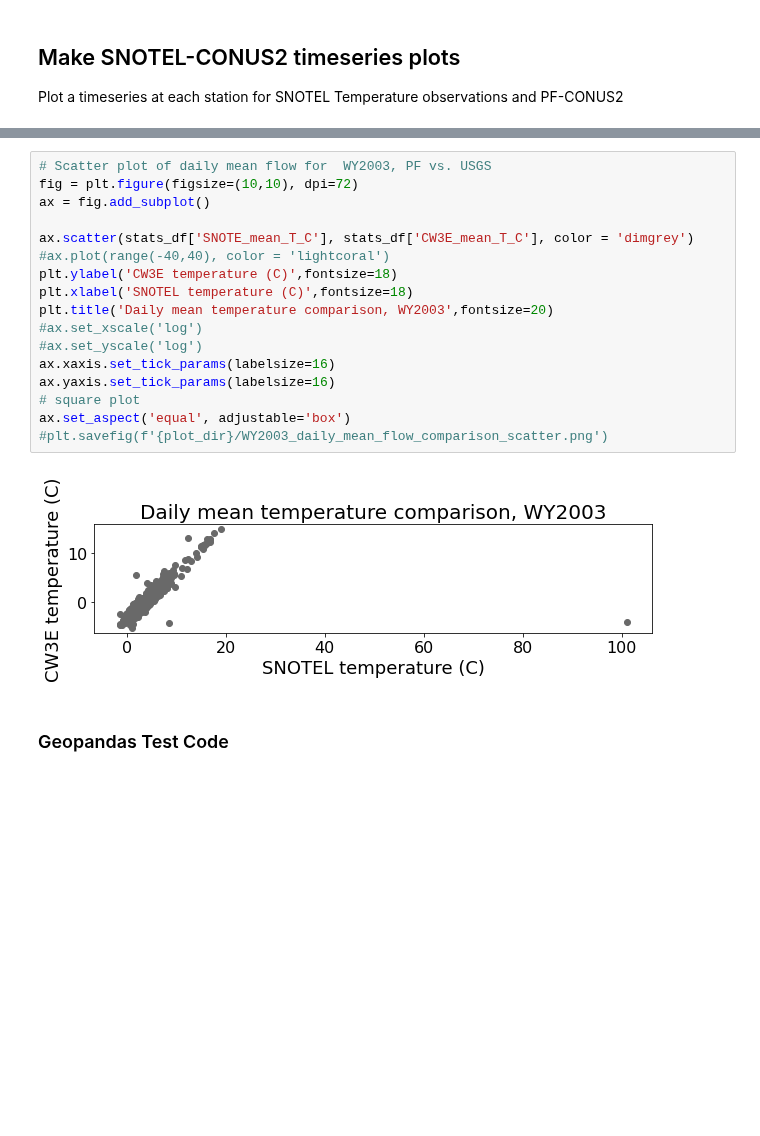
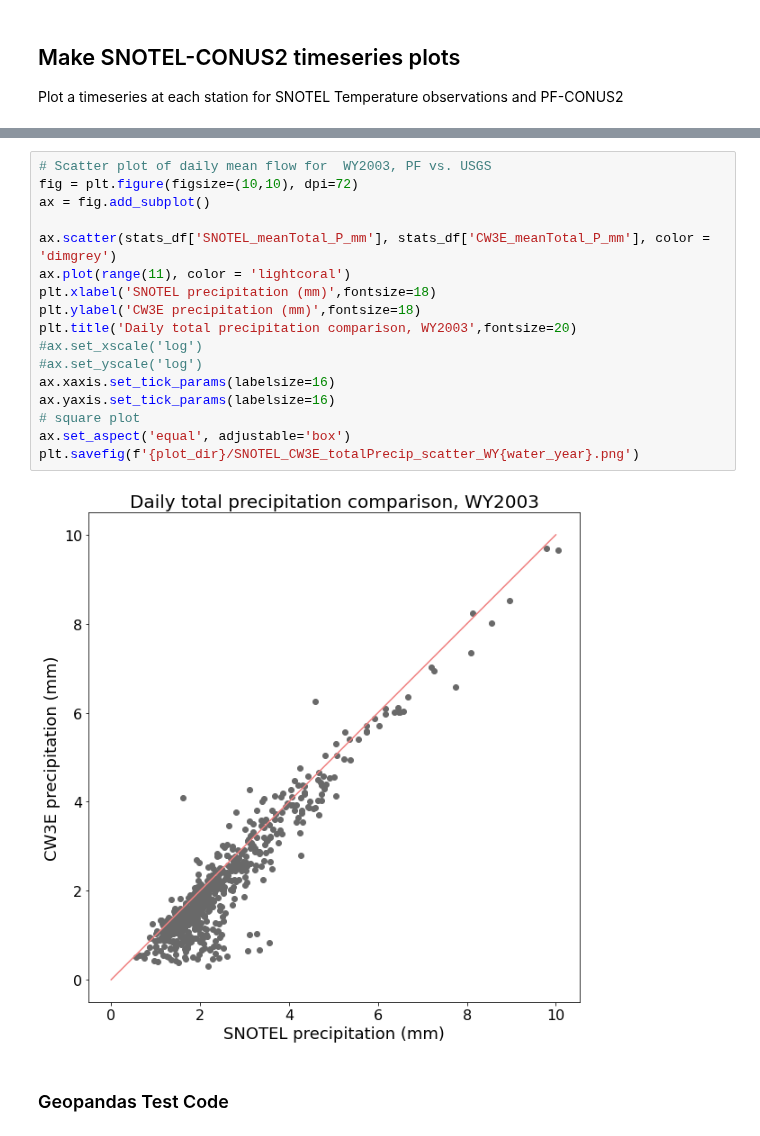
Before and after one commit to danielletijerina/PFCONUS2-analysis, a Jupyter notebook: scripts/Validation/SNOTEL/precip_temp/compare_SNOTEL_precip.ipynb, the cells around one changed output, grey strips where cells are left out. Saved outputs shown, nothing was run; the diff lists cells and outputs as text; blank space fills up the shorter version.

Commit message:
finished analysis notebooks of SNOTEL temp and precip

```diff
--- a/scripts/Validation/SNOTEL/precip_temp/compare_SNOTEL_precip.ipynb
+++ b/scripts/Validation/SNOTEL/precip_temp/compare_SNOTEL_precip.ipynb
@@ -441,22 +441,22 @@ for i in range(len(pfdata.index)):
 # %%
 # Scatter plot of daily mean flow for  WY2003, PF vs. USGS
 fig = plt.figure(figsize=(10,10), dpi=72)
 ax = fig.add_subplot()
 
-ax.scatter(stats_df['SNOTE_mean_T_C'], stats_df['CW3E_mean_T_C'], color = 'dimgrey')
-#ax.plot(range(-40,40), color = 'lightcoral')
-plt.ylabel('CW3E temperature (C)',fontsize=18)
-plt.xlabel('SNOTEL temperature (C)',fontsize=18)
-plt.title('Daily mean temperature comparison, WY2003',fontsize=20)
+ax.scatter(stats_df['SNOTEL_meanTotal_P_mm'], stats_df['CW3E_meanTotal_P_mm'], color = 'dimgrey')
+ax.plot(range(11), color = 'lightcoral')
+plt.xlabel('SNOTEL precipitation (mm)',fontsize=18)
+plt.ylabel('CW3E precipitation (mm)',fontsize=18)
+plt.title('Daily total precipitation comparison, WY2003',fontsize=20)
 #ax.set_xscale('log')
 #ax.set_yscale('log')
 ax.xaxis.set_tick_params(labelsize=16)
 ax.yaxis.set_tick_params(labelsize=16)
 # square plot
 ax.set_aspect('equal', adjustable='box')
-#plt.savefig(f'{plot_dir}/WY2003_daily_mean_flow_comparison_scatter.png')
+plt.savefig(f'{plot_dir}/SNOTEL_CW3E_totalPrecip_scatter_WY{water_year}.png')
 # %% [output]
-[figure, old version]
+[figure, new version]
 # %% [markdown]
 ### Geopandas Test Code
 # %%
```
Also changed, not shown: parts of 27 cells of this notebook.
